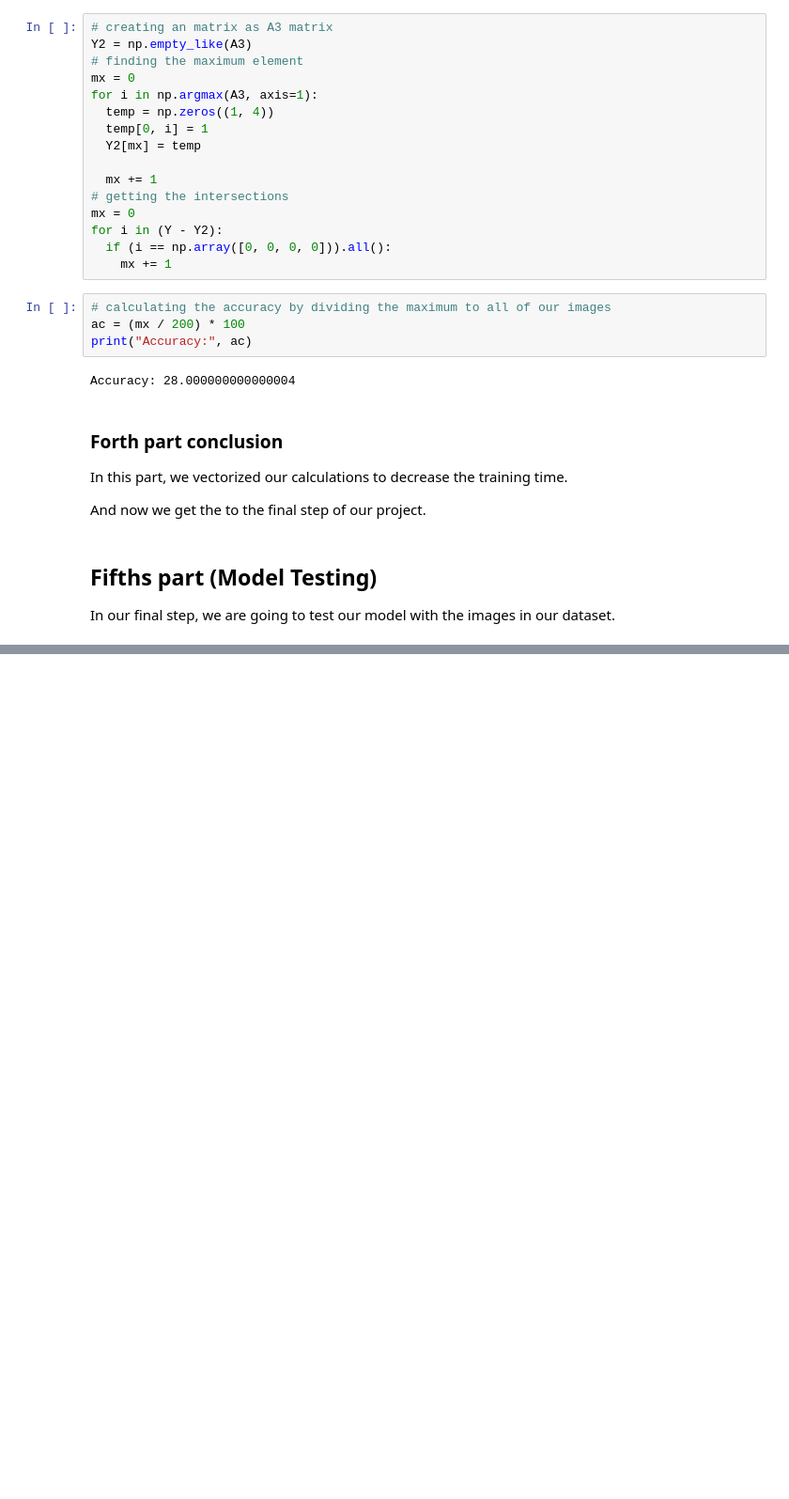
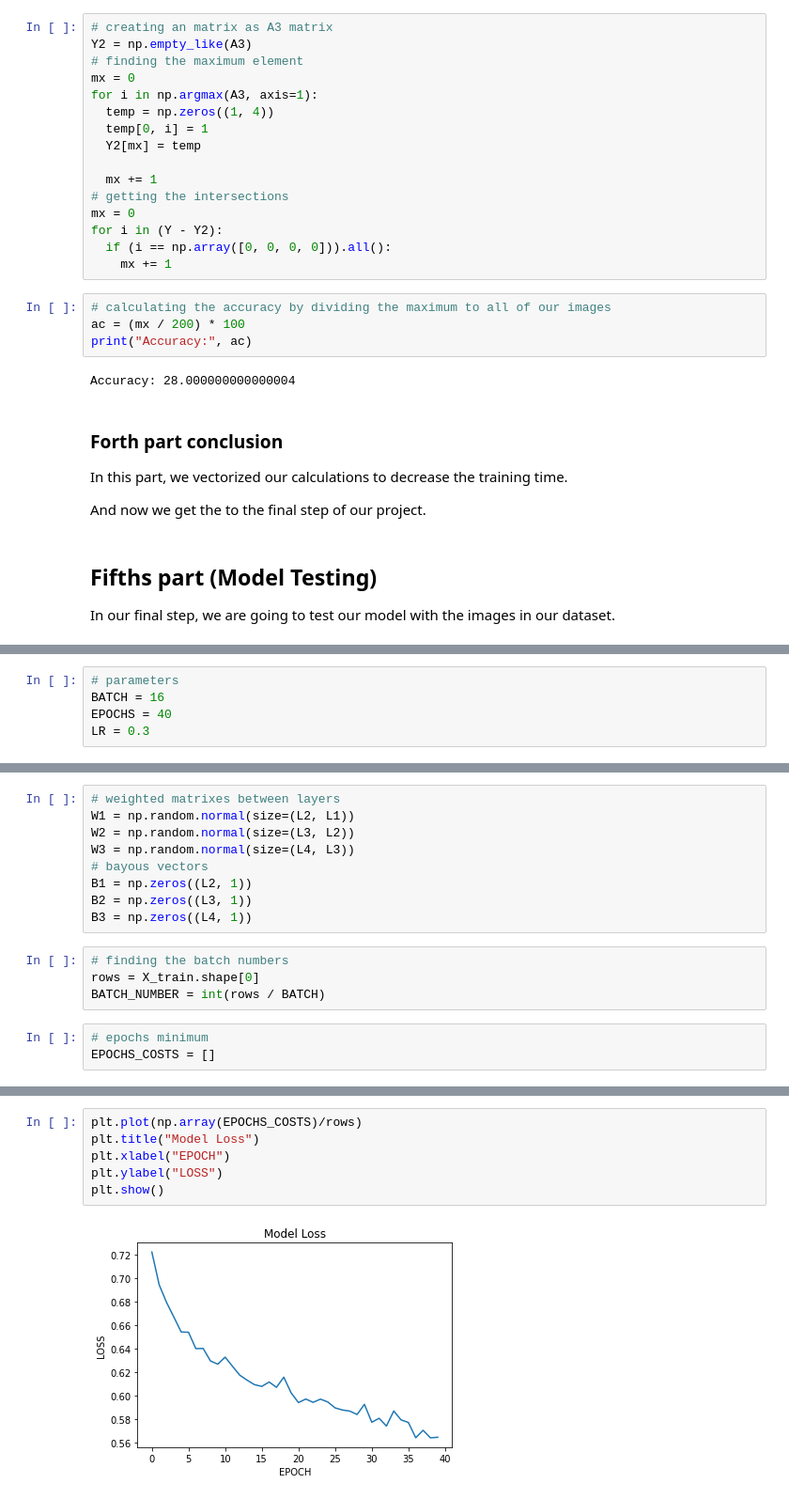
Before and after one commit to amirhnajafiz-university/S6CI01, a Jupyter notebook: notebook/cifar_10.ipynb, the cells around one changed output, grey strips where cells are left out. Shown at 94% size. Saved outputs shown, nothing was run; the diff lists cells and outputs as text; blank space fills up the shorter version.

Commit message:
model training completed

```diff
--- a/notebook/cifar_10.ipynb
+++ b/notebook/cifar_10.ipynb
@@ -630,0 +642,5 @@ In our final step, we are going to test our model with the images in our dataset
+# %%
+# parameters
+BATCH = 16
+EPOCHS = 40
+LR = 0.3
@@ -630,0 +649,16 @@ In our final step, we are going to test our model with the images in our dataset
+# %%
+# weighted matrixes between layers
+W1 = np.random.normal(size=(L2, L1))
+W2 = np.random.normal(size=(L3, L2))
+W3 = np.random.normal(size=(L4, L3))
+# bayous vectors
+B1 = np.zeros((L2, 1))
+B2 = np.zeros((L3, 1))
+B3 = np.zeros((L4, 1))
+# %%
+# finding the batch numbers
+rows = X_train.shape[0]
+BATCH_NUMBER = int(rows / BATCH)
+# %%
+# epochs minimum
+EPOCHS_COSTS = []
@@ -630,0 +760,8 @@ In our final step, we are going to test our model with the images in our dataset
+# %%
+plt.plot(np.array(EPOCHS_COSTS)/rows)
+plt.title("Model Loss")
+plt.xlabel("EPOCH")
+plt.ylabel("LOSS")
+plt.show()
+# %% [output]
+[figure, added]
```
Also changed, not shown: parts of 13 cells of this notebook.
